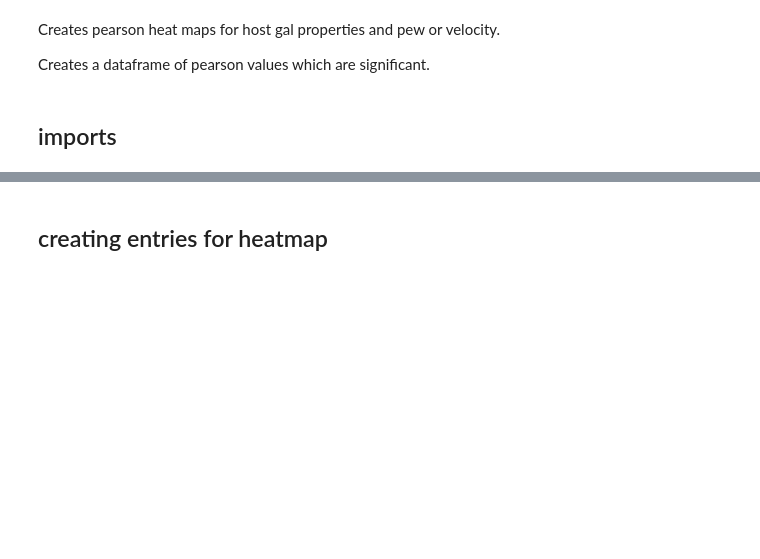
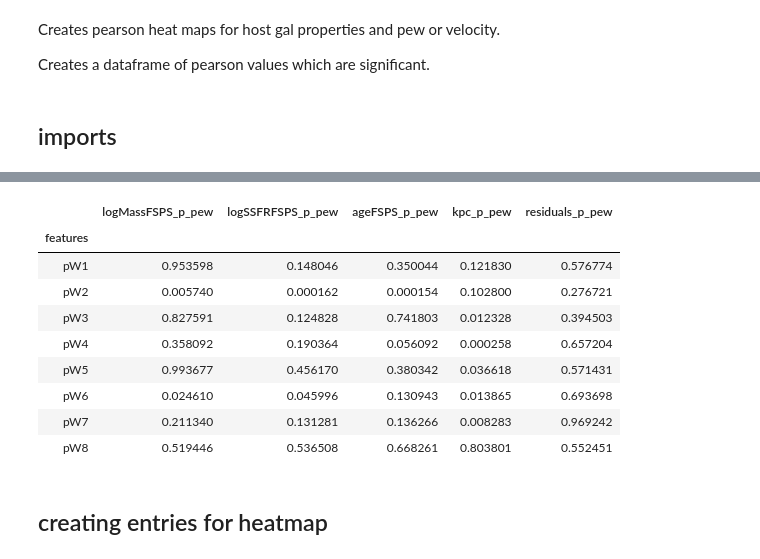
Before and after one commit to mwvgroup/SN-Spectral-Evolution, a Jupyter notebook: notebooks/pearson_heat_map.ipynb, the cells around one changed output, grey strips where cells are left out. Saved outputs shown, nothing was run; the diff lists cells and outputs as text; code cells hidden in the pictures; blank space fills up the shorter version.

```diff
--- a/notebooks/pearson_heat_map.ipynb
+++ b/notebooks/pearson_heat_map.ipynb
@@ -99,16 +114,27 @@ def pearson_table_make(df, features):
 # %%
 features = [f'pW{i}' for i in range(1, 9)]
 pearson_table = pearson_table_make(sdss_combined, features)
-pearson_table.to_csv('/Users/emilysf098/Desktop/Research/SN-Spectral-Evolution/results/pearson_table.csv')
+pearson_table.to_csv('/Users/ellakane/Desktop/research/SN-Spectral-Evolution/results/pearson_table.csv')
 
 pd.set_option("display.max_rows", None, "display.max_columns", None)
 
 #test
 pearson_table.iloc[:,8:]
 itable = pearson_table.iloc[:,8:]
 ptable = itable[itable.columns[1::2]]
 ptable_pew = ptable[ptable.columns[::2]]
 ptable_pew
+# %% [output]
+|  | logMassFSPS_p_pew | logSSFRFSPS_p_pew | ageFSPS_p_pew | kpc_p_pew | residuals_p_pew |
+| features |  |  |  |  |  |
+| pW1 | 0.953598 | 0.148046 | 0.350044 | 0.121830 | 0.576774 |
+| pW2 | 0.005740 | 0.000162 | 0.000154 | 0.102800 | 0.276721 |
+| pW3 | 0.827591 | 0.124828 | 0.741803 | 0.012328 | 0.394503 |
+| pW4 | 0.358092 | 0.190364 | 0.056092 | 0.000258 | 0.657204 |
+| pW5 | 0.993677 | 0.456170 | 0.380342 | 0.036618 | 0.571431 |
+| pW6 | 0.024610 | 0.045996 | 0.130943 | 0.013865 | 0.693698 |
+| pW7 | 0.211340 | 0.131281 | 0.136266 | 0.008283 | 0.969242 |
+| pW8 | 0.519446 | 0.536508 | 0.668261 | 0.803801 | 0.552451 |
 # %% [markdown]
 ## creating entries for heatmap
 # %%
```
Also changed, not shown: parts of 33 cells of this notebook, 38 other files.
